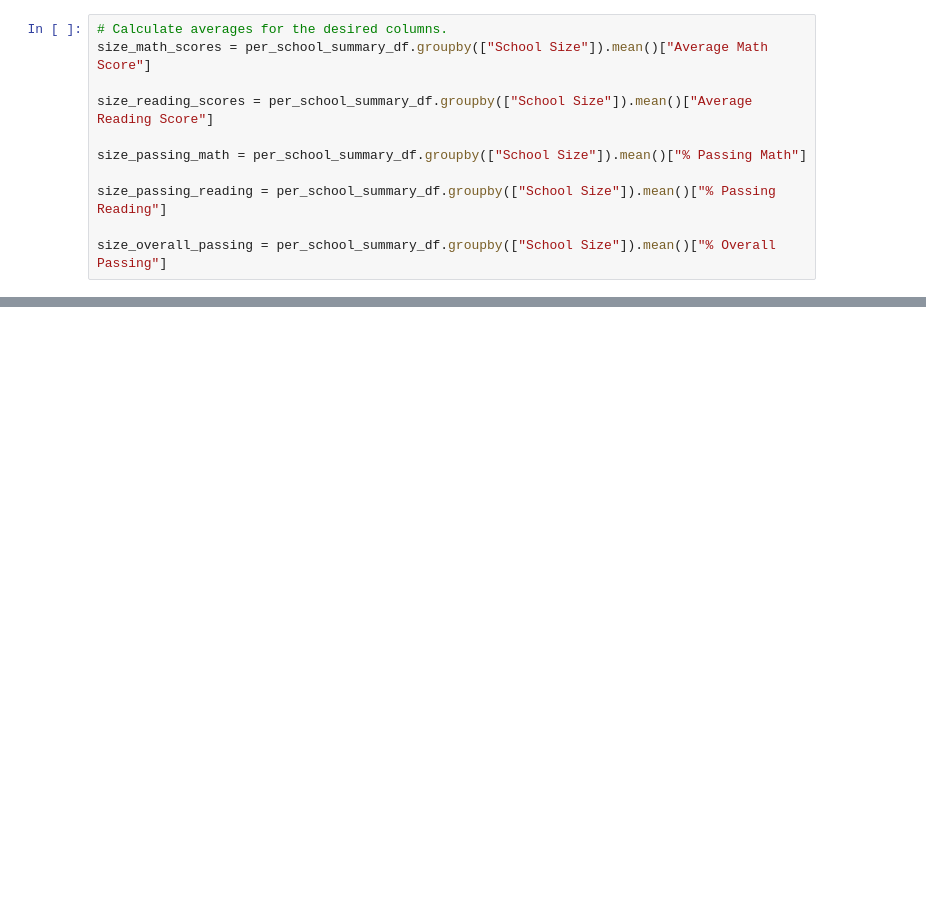
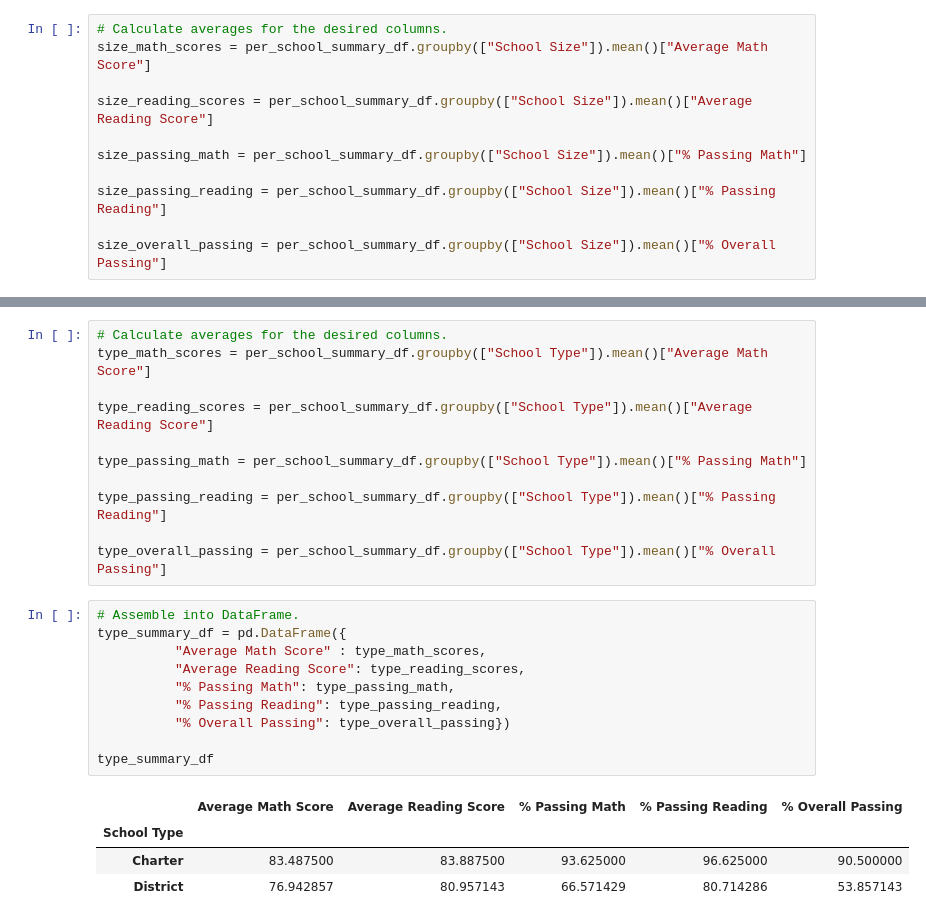
Before and after one commit to awelsh615/School_District_Analysis, a Jupyter notebook: PyCitySchools.ipynb, the cells around one changed output, grey strips where cells are left out. Saved outputs shown, nothing was run; the diff lists cells and outputs as text; blank space fills up the shorter version.

Commit message:
completed analysis by school type

```diff
--- a/PyCitySchools.ipynb
+++ b/PyCitySchools.ipynb
@@ -676,3 +676,29 @@ size_summary_df
 | Small (<1000) | 83.8 | 83.9 | 94 | 96 | 90 |
 | Medium (1000-2000) | 83.4 | 83.9 | 93 | 97 | 91 |
 | Large (2000-5000) | 77.7 | 81.3 | 70 | 83 | 58 |
+# %%
+# Calculate averages for the desired columns.
+type_math_scores = per_school_summary_df.groupby(["School Type"]).mean()["Average Math Score"]
+
+type_reading_scores = per_school_summary_df.groupby(["School Type"]).mean()["Average Reading Score"]
+
+type_passing_math = per_school_summary_df.groupby(["School Type"]).mean()["% Passing Math"]
+
+type_passing_reading = per_school_summary_df.groupby(["School Type"]).mean()["% Passing Reading"]
+
+type_overall_passing = per_school_summary_df.groupby(["School Type"]).mean()["% Overall Passing"]
+# %%
+# Assemble into DataFrame.
+type_summary_df = pd.DataFrame({
+          "Average Math Score" : type_math_scores,
+          "Average Reading Score": type_reading_scores,
+          "% Passing Math": type_passing_math,
+          "% Passing Reading": type_passing_reading,
+          "% Overall Passing": type_overall_passing})
+
+type_summary_df
+# %% [output]
+|  | Average Math Score | Average Reading Score | % Passing Math | % Passing Reading | % Overall Passing |
+| School Type |  |  |  |  |  |
+| Charter | 83.487500 | 83.887500 | 93.625000 | 96.625000 | 90.500000 |
+| District | 76.942857 | 80.957143 | 66.571429 | 80.714286 | 53.857143 |
```
Also changed, not shown: parts of 1 cell of this notebook, 2 other files.
